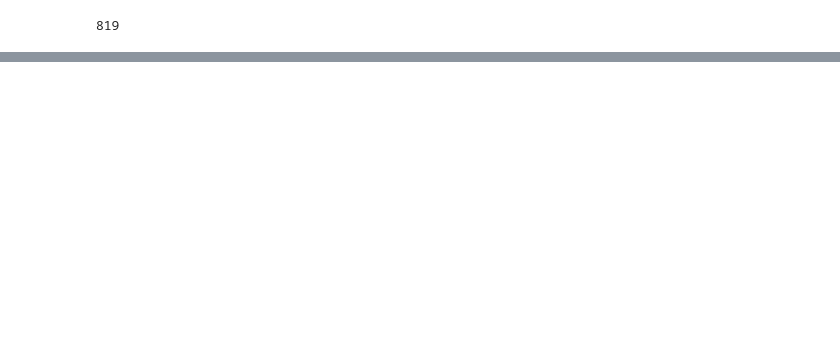
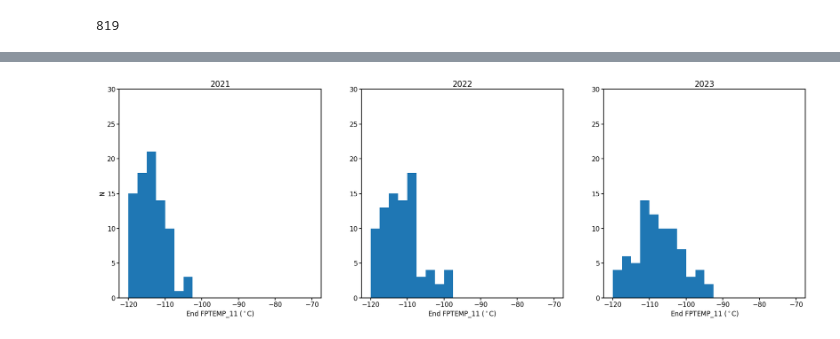
Before and after one commit to jzuhone/fptemp_study, a Jupyter notebook: 2020_plots.ipynb, the cells around one changed output, grey strips where cells are left out. Saved outputs shown, nothing was run; the diff lists cells and outputs as text; code cells hidden in the pictures; blank space fills up the shorter version.

```diff
--- a/2020_plots.ipynb
+++ b/2020_plots.ipynb
@@ -127,0 +127,25 @@ print(bad_rolls)
+# %%
+plt.rc("font", size=17)
+plt.rc("axes", linewidth=2)
+fig, (ax1, ax2, ax3) = plt.subplots(ncols=3, figsize=(32,10))
+_, _, _= ax1.hist(endtemps['2021'], bins=temp_bins)
+ax1.tick_params(length=6, width=2)
+ax1.set_title("2021")
+ax1.set_xlabel("End FPTEMP_11 ($^\circ$C)")
+ax1.set_ylabel("N")
+ax1.set_ylim(0, 30)
+_, _, _ = ax2.hist(endtemps['2022'], bins=temp_bins)
+ax2.tick_params(length=6, width=2)
+ax2.set_title("2022")
+ax2.set_xlabel("End FPTEMP_11 ($^\circ$C)")
+ax2.set_ylim(0, 30)
+_, _, _ = ax3.hist(endtemps['2023'], bins=temp_bins)
+ax3.tick_params(length=6, width=2)
+ax3.set_title("2023")
+ax3.set_xlabel("End FPTEMP_11 ($^\circ$C)")
+ax3.set_ylim(0, 30)
+fig.savefig(f"2020to2024_perigees_recent_{tini}_hist_end.pdf")
+# %%
+fig
+# %% [output]
+[figure, added]
```
Also changed, not shown: parts of 9 cells of this notebook, 4 other files.
